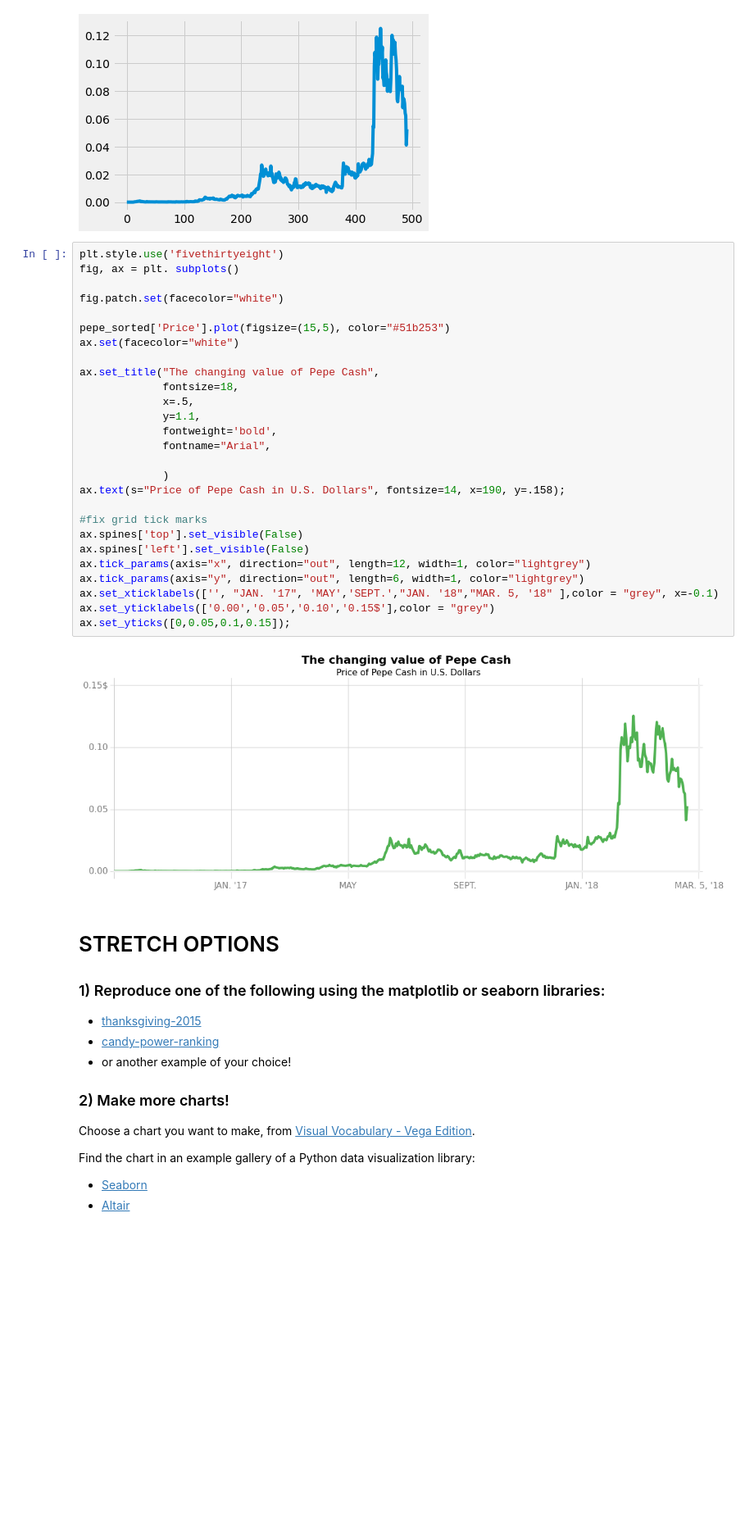
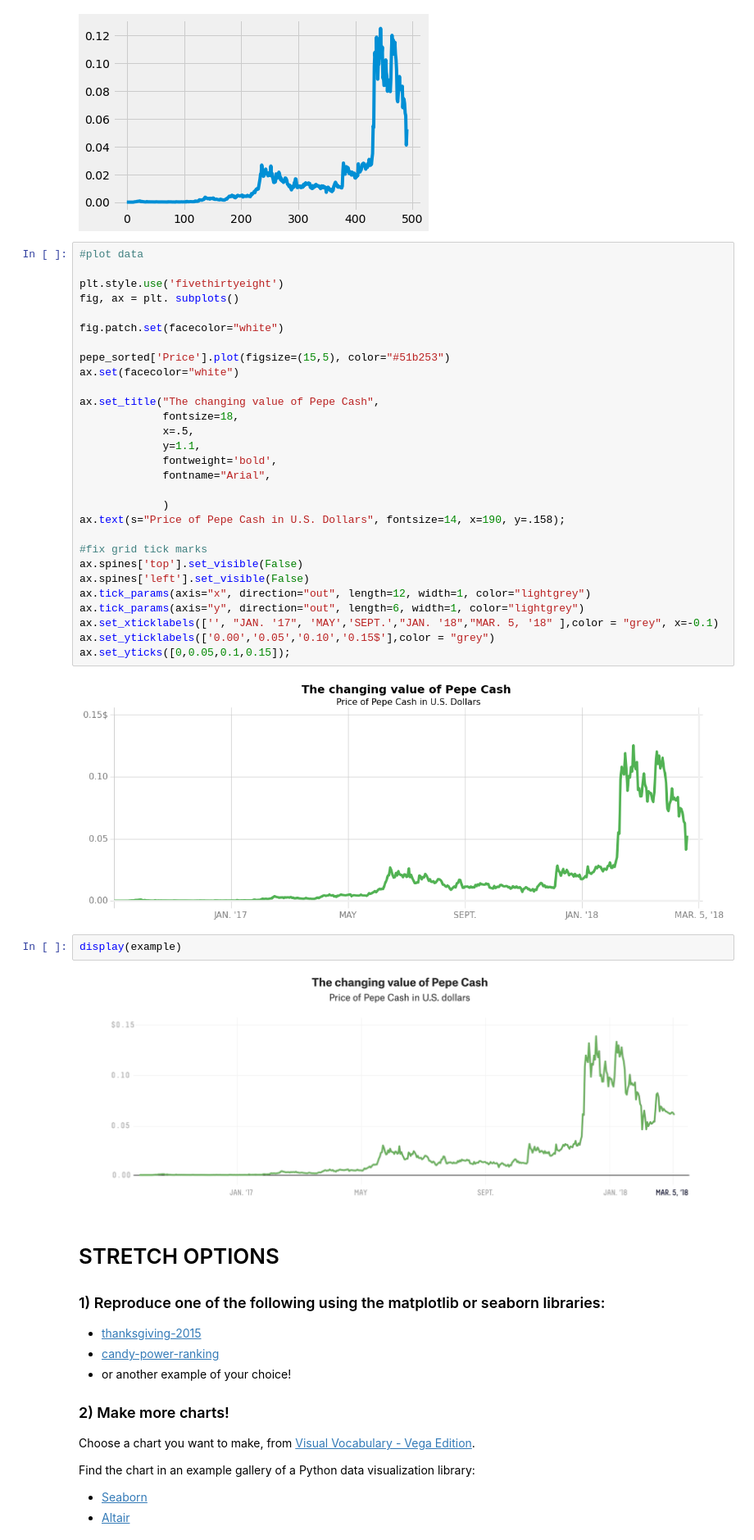
Before and after one commit to JoshuaHaga/DS-Unit-1-Sprint-1-Data-Wrangling-and-Storytelling, a Jupyter notebook: module4-make-explanatory-visualizations/LS_DS_114_Make_Explanatory_Visualizations_Assignment.ipynb, the cells around one changed output. Shown at 82% size. Saved outputs shown, nothing was run; the diff lists cells and outputs as text; blank space fills up the shorter version.

```diff
--- a/module4-make-explanatory-visualizations/LS_DS_114_Make_Explanatory_Visualizations_Assignment.ipynb
+++ b/module4-make-explanatory-visualizations/LS_DS_114_Make_Explanatory_Visualizations_Assignment.ipynb
@@ -140,6 +149,8 @@ pepe_sorted['Price'].plot()
 <matplotlib.axes._subplots.AxesSubplot at 0x...>
 [figure]
 # %%
+#plot data
+
 plt.style.use('fivethirtyeight')
 fig, ax = plt. subplots()
 
@@ -168,6 +179,10 @@ ax.set_yticklabels(['0.00','0.05','0.10','0.15$'],color = "grey")
 ax.set_yticks([0,0.05,0.1,0.15]);
 # %% [output]
 [figure]
+# %%
+display(example)
+# %% [output]
+[figure, added]
 # %% [markdown]
 # STRETCH OPTIONS
 
```
Also changed, not shown: parts of 3 cells of this notebook.
